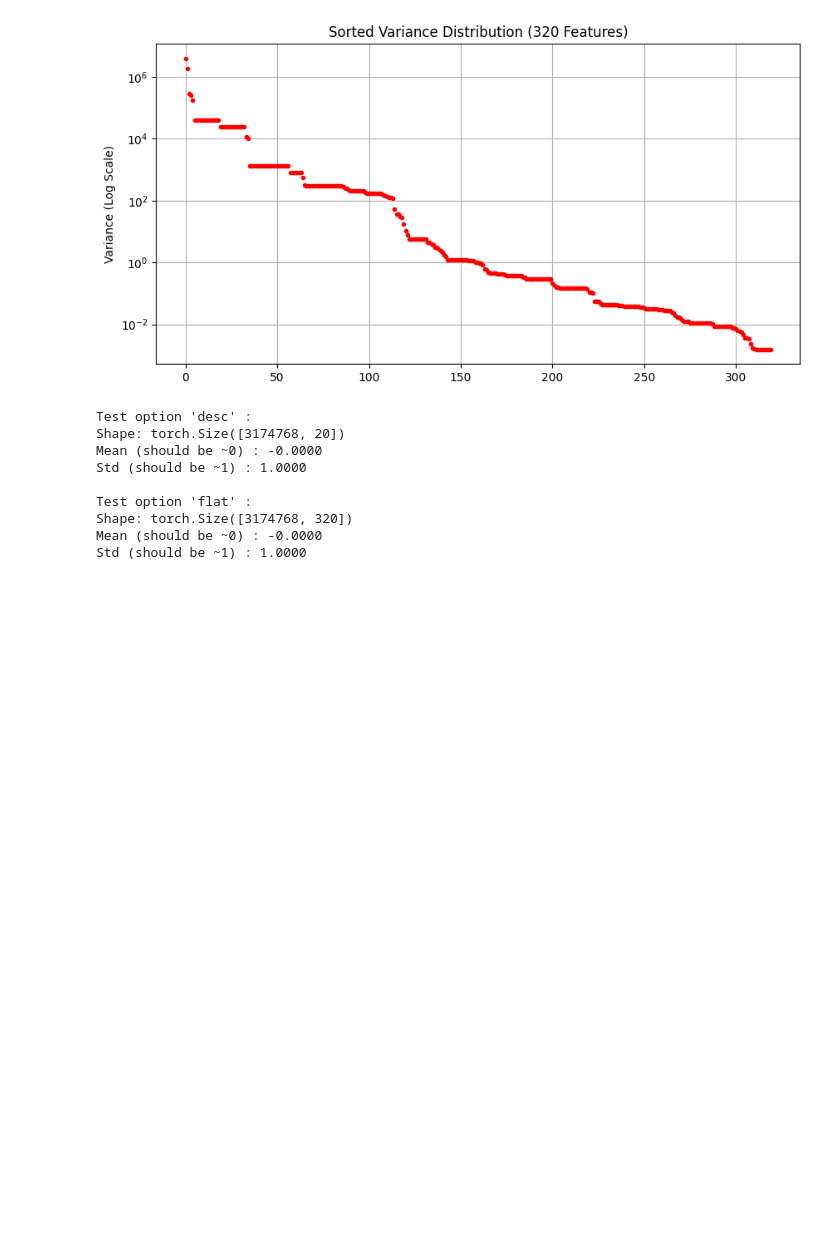
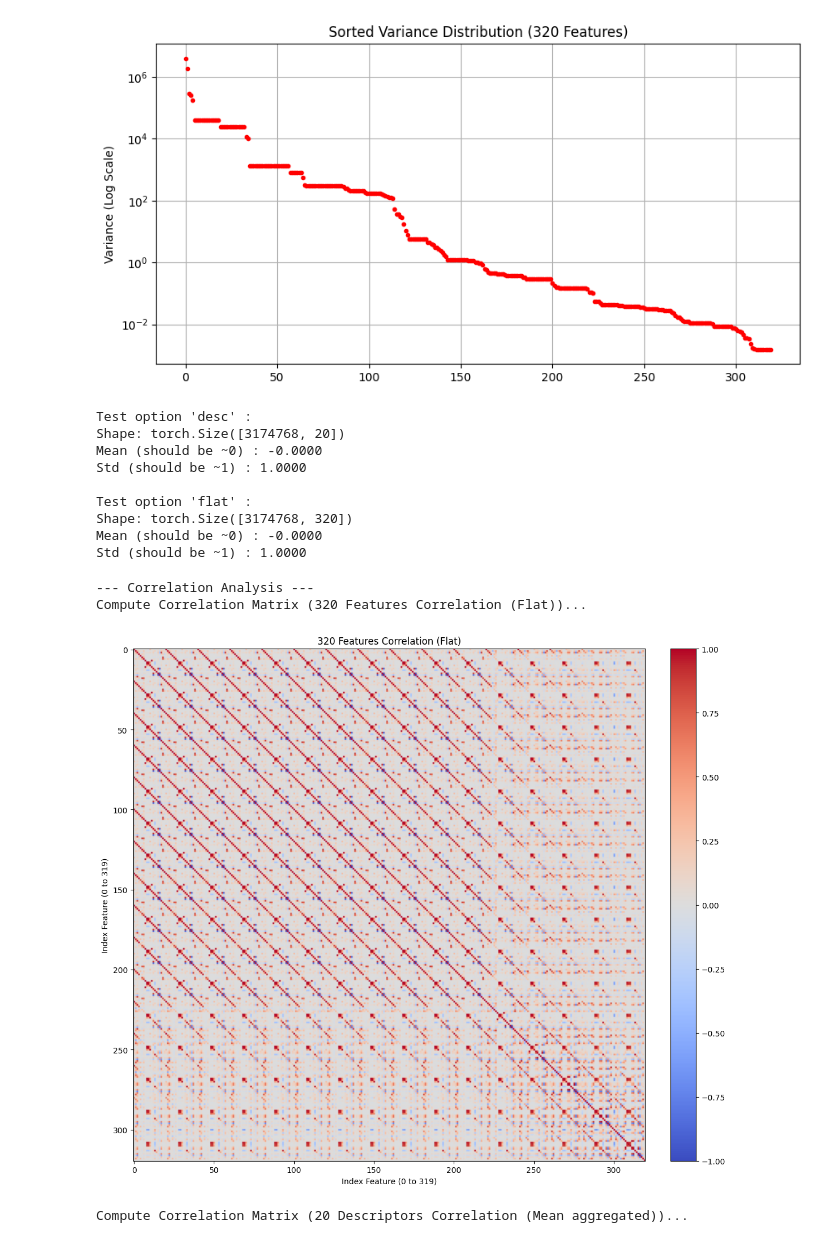
Before and after one commit to mmando73/ter-abc-challenge, a Jupyter notebook: notebooks/data_analysis.ipynb, the cells around one changed output. Saved outputs shown, nothing was run; the diff lists cells and outputs as text; code cells hidden in the pictures; blank space fills up the shorter version.

Commit message:
feat: add correlation analysis

```diff
--- a/notebooks/data_analysis.ipynb
+++ b/notebooks/data_analysis.ipynb
@@ -266,3 +266,76 @@ Test option 'flat' :
 Shape: torch.Size([3174768, 320])
 Mean (should be ~0) : -0.0000
 Std (should be ~1) : 1.0000
+# %%
+def analyze_correlation(X_norm, title="Correlation Matrix", labels=None):
+    print(f"Compute Correlation Matrix ({title})...")
+
+    # we extract the number of features
+    _, F = X_norm.shape
+
+    # we use pytorch's native correlation coef function for efficiency
+    corr_matrix = torch.corrcoef(X_norm.T) # X_norm.T bcos torch.corrcoef needs shape of variables and observations but we have them in the opposite order (N, F) instead of (F, N)
+
+    # go back to cpu for matplotlib
+    corr_matrix_cpu = corr_matrix.cpu().numpy()
+
+    # Display
+    plt.figure(figsize=(12, 10))
+    im = plt.imshow(corr_matrix_cpu, cmap='coolwarm', vmin=-1, vmax=1)
+    plt.colorbar(im, fraction=0.046, pad=0.04)
+    plt.title(title)
+
+    # labels and axes
+    if labels is not None and F == len(labels):
+        plt.xticks(np.arange(F), labels, rotation=45, ha='right')
+        plt.yticks(np.arange(F), labels)
+
+        # we write the coef if the value is > 0.7
+        for i in range(F):
+            for j in range(F):
+                val = corr_matrix_cpu[i, j]
+                if abs(val) > 0.7 and i != j:
+                    # better visibility for very high correlations
+                    if abs(val) >= 0.995:
+                        color = "yellow"
+                    elif abs(val) > 0.8:
+                        color = "white"
+                    else:
+                        color = "black"
+                    plt.text(j, i, f"{val:.2f}", ha="center", va="center", color=color, fontsize=9)
+    else:
+        # classic display for 320 features
+        plt.xlabel(f"Index Feature (0 to {F-1})")
+        plt.ylabel(f"Index Feature (0 to {F-1})")
+
+    plt.tight_layout()
+    plt.show()
+
+    return corr_matrix_cpu
+
+
+print("\n--- Correlation Analysis ---")
+
+X_norm_flat = normalize_data(X_train, opt='flat') # we use normalize_data (not in-place version) to not permanently alter X_train in RAM
+corr_matrix_flat = analyze_correlation(X_norm_flat, title="320 Features Correlation (Flat)")
+
+# Free the copy to free up RAM
+del X_norm_flat
+torch.cuda.empty_cache()
+
+# we still have X_train intact
+X_norm_desc = normalize_data(X_train, opt='desc')
+corr_matrix_desc = analyze_correlation(
+    X_norm_desc,
+    title="20 Descriptors Correlation (Mean aggregated)",
+    labels=[f"Desc_{i}" for i in range(20)]
+)
+
+# clean up
+del X_norm_desc
+torch.cuda.empty_cache()
+# %% [output]
+--- Correlation Analysis ---
+Compute Correlation Matrix (320 Features Correlation (Flat))...
+[figure, added]
+Compute Correlation Matrix (20 Descriptors Correlation (Mean aggregated))...
```
Also changed, not shown: parts of 1 cell of this notebook.
